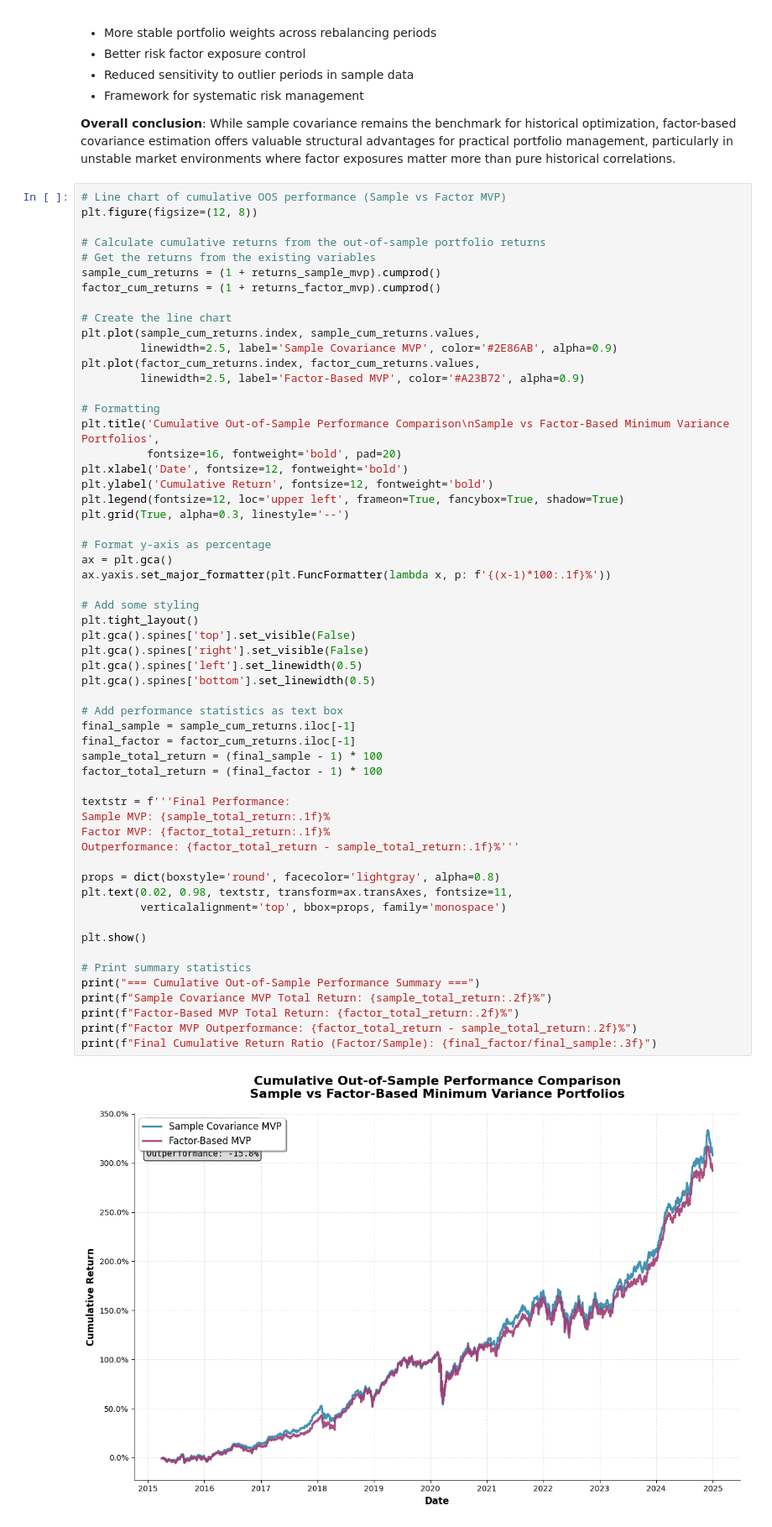
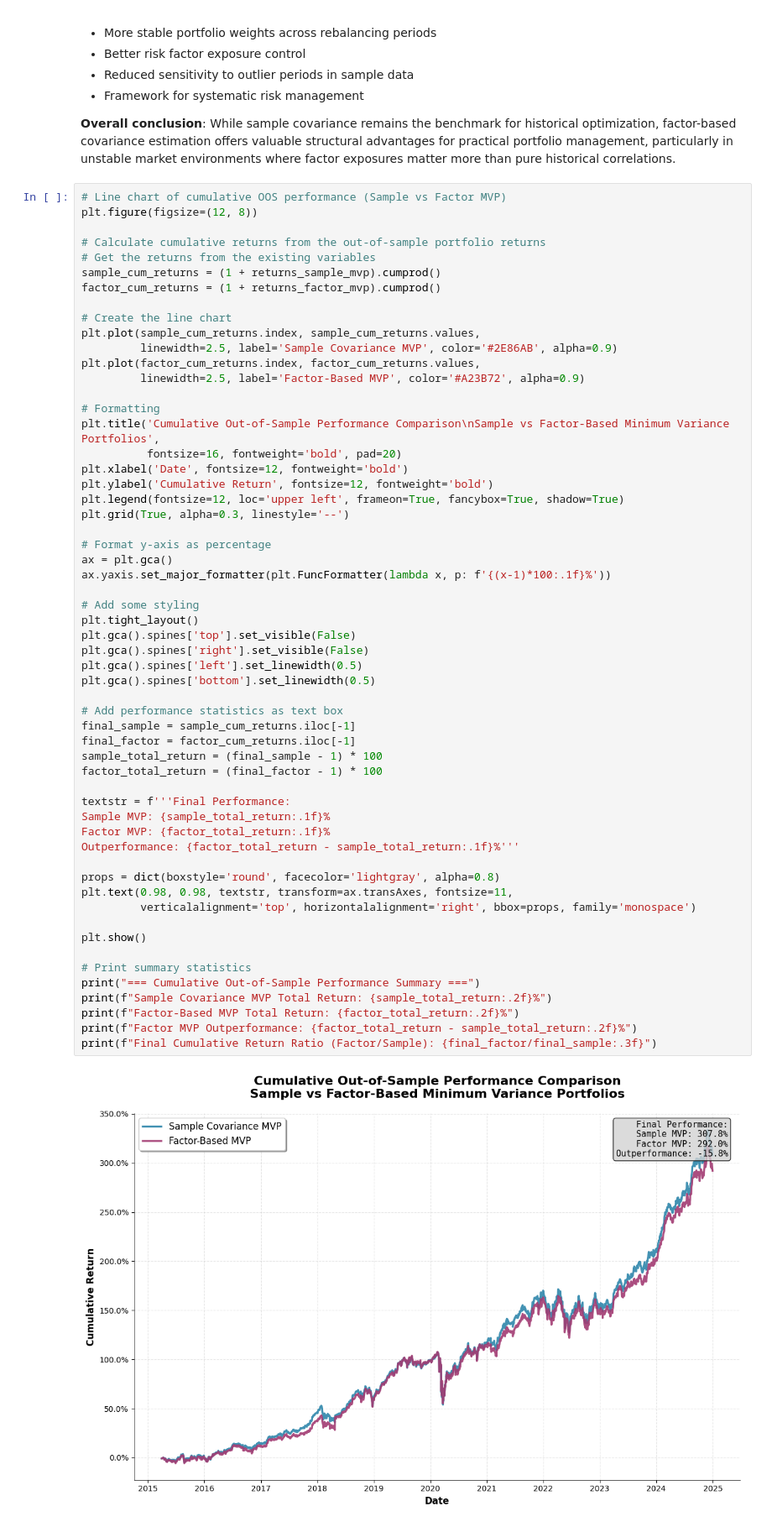
Before and after one commit to noahbergmannandersen/Quant, a Jupyter notebook: sp500v2 (1).ipynb, the cells around one changed output. Shown at 84% size. Cells and saved outputs as stored; diff of their text form.

```diff
--- a/sp500v2 (1).ipynb
+++ b/sp500v2 (1).ipynb
@@ -3178,36 +3178,36 @@ ax.yaxis.set_major_formatter(plt.FuncFormatter(lambda x, p: f'{(x-1)*100:.1f}%')
 
 # Add some styling
 plt.tight_layout()
 plt.gca().spines['top'].set_visible(False)
 plt.gca().spines['right'].set_visible(False)
 plt.gca().spines['left'].set_linewidth(0.5)
 plt.gca().spines['bottom'].set_linewidth(0.5)
 
 # Add performance statistics as text box
 final_sample = sample_cum_returns.iloc[-1]
 final_factor = factor_cum_returns.iloc[-1]
 sample_total_return = (final_sample - 1) * 100
 factor_total_return = (final_factor - 1) * 100
 
 textstr = f'''Final Performance:
 Sample MVP: {sample_total_return:.1f}%
 Factor MVP: {factor_total_return:.1f}%
 Outperformance: {factor_total_return - sample_total_return:.1f}%'''
 
 props = dict(boxstyle='round', facecolor='lightgray', alpha=0.8)
-plt.text(0.02, 0.98, textstr, transform=ax.transAxes, fontsize=11,
-         verticalalignment='top', bbox=props, family='monospace')
+plt.text(0.98, 0.98, textstr, transform=ax.transAxes, fontsize=11,
+         verticalalignment='top', horizontalalignment='right', bbox=props, family='monospace')
 
 plt.show()
 
 # Print summary statistics
 print("=== Cumulative Out-of-Sample Performance Summary ===")
 print(f"Sample Covariance MVP Total Return: {sample_total_return:.2f}%")
 print(f"Factor-Based MVP Total Return: {factor_total_return:.2f}%")
 print(f"Factor MVP Outperformance: {factor_total_return - sample_total_return:.2f}%")
 print(f"Final Cumulative Return Ratio (Factor/Sample): {final_factor/final_sample:.3f}")
 # %% [output]
-[figure, old version]
+[figure, new version]
 === Cumulative Out-of-Sample Performance Summary ===
 Sample Covariance MVP Total Return: 307.76%
 Factor-Based MVP Total Return: 291.97%
```
